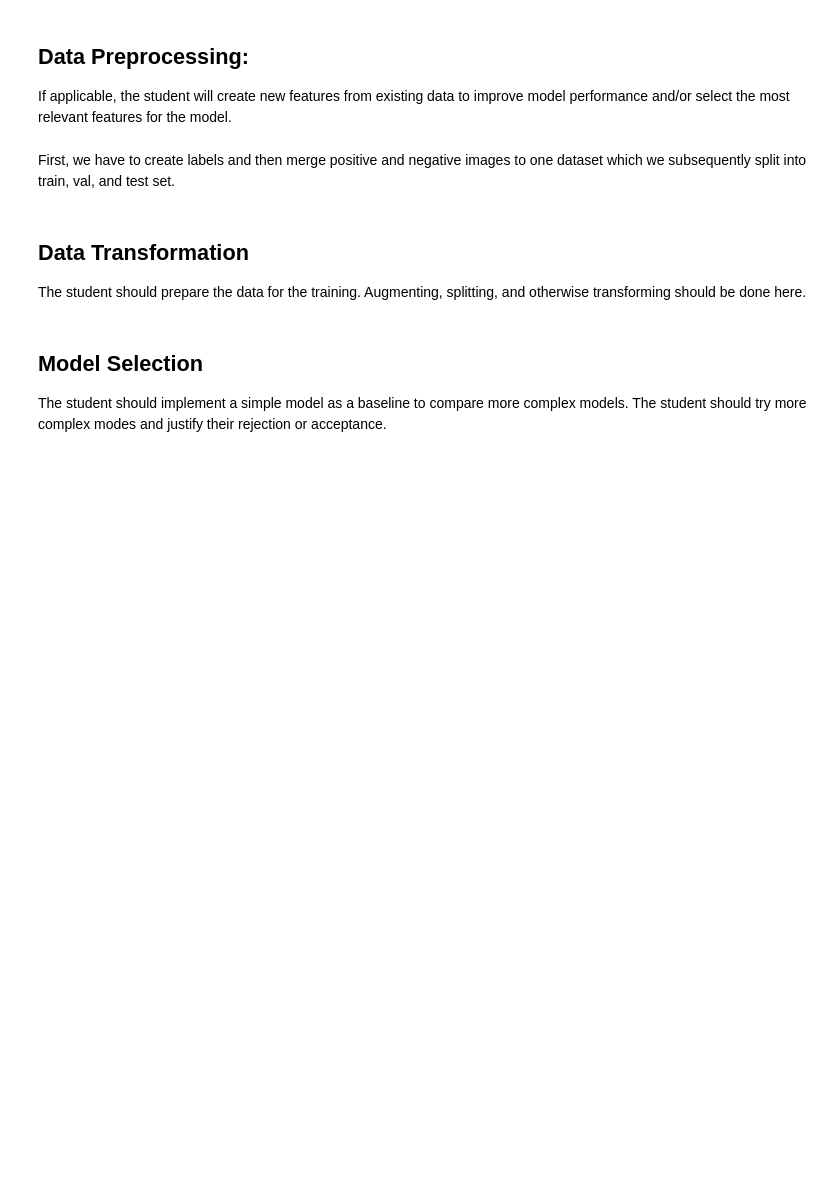
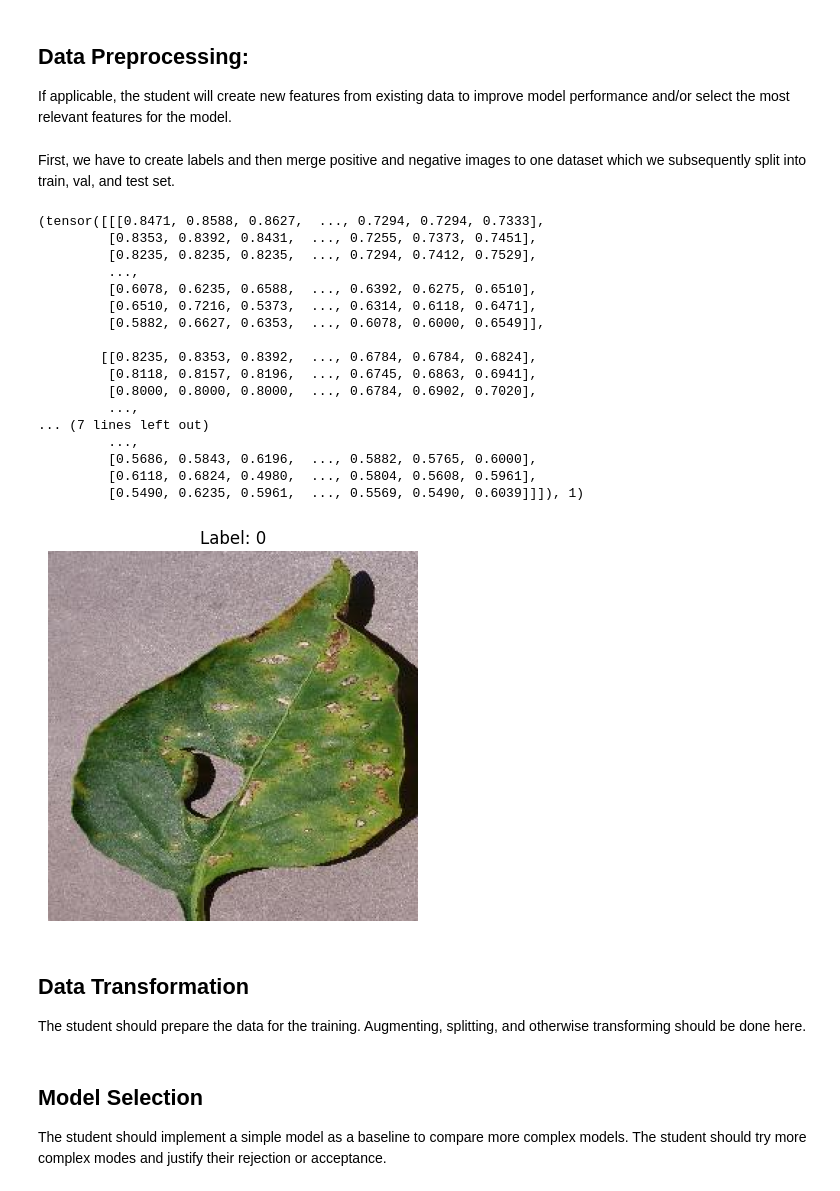
Before and after one commit to reascr/MSC-in-IT-and-Cognition, a Jupyter notebook: AppliedAI/Second_assignment_dataset_3.ipynb, the cells around one changed output. Cells and saved outputs as stored; diff of their text form; code cells hidden in the pictures; blank space fills up the shorter version.

Commit message:
added custom dataset

```diff
--- a/AppliedAI/Second_assignment_dataset_3.ipynb
+++ b/AppliedAI/Second_assignment_dataset_3.ipynb
@@ -99,3 +146,32 @@ First, we have to create labels and then merge positive and negative images to o
+# %%
+train_loader = BellPepperDataset(image_paths, labels, transform)
+print(train_loader[0])
+import torchvision.transforms.functional as TF
+
+image, label = train_loader[1500]
+plt.imshow(TF.to_pil_image(image))
+plt.title(f"Label: {label}")
+plt.axis("off")
+plt.show()
+# %% [output]
+(tensor([[[0.8471, 0.8588, 0.8627,  ..., 0.7294, 0.7294, 0.7333],
+         [0.8353, 0.8392, 0.8431,  ..., 0.7255, 0.7373, 0.7451],
+         [0.8235, 0.8235, 0.8235,  ..., 0.7294, 0.7412, 0.7529],
+         ...,
+         [0.6078, 0.6235, 0.6588,  ..., 0.6392, 0.6275, 0.6510],
+         [0.6510, 0.7216, 0.5373,  ..., 0.6314, 0.6118, 0.6471],
+         [0.5882, 0.6627, 0.6353,  ..., 0.6078, 0.6000, 0.6549]],
+
+        [[0.8235, 0.8353, 0.8392,  ..., 0.6784, 0.6784, 0.6824],
+         [0.8118, 0.8157, 0.8196,  ..., 0.6745, 0.6863, 0.6941],
+         [0.8000, 0.8000, 0.8000,  ..., 0.6784, 0.6902, 0.7020],
+         ...,
+... (7 lines left out)
+         ...,
+         [0.5686, 0.5843, 0.6196,  ..., 0.5882, 0.5765, 0.6000],
+         [0.6118, 0.6824, 0.4980,  ..., 0.5804, 0.5608, 0.5961],
+         [0.5490, 0.6235, 0.5961,  ..., 0.5569, 0.5490, 0.6039]]]), 1)
+[figure, added]
 # %% [markdown]
 ## **Data Transformation**
 
```
Also changed, not shown: parts of 5 cells of this notebook.
